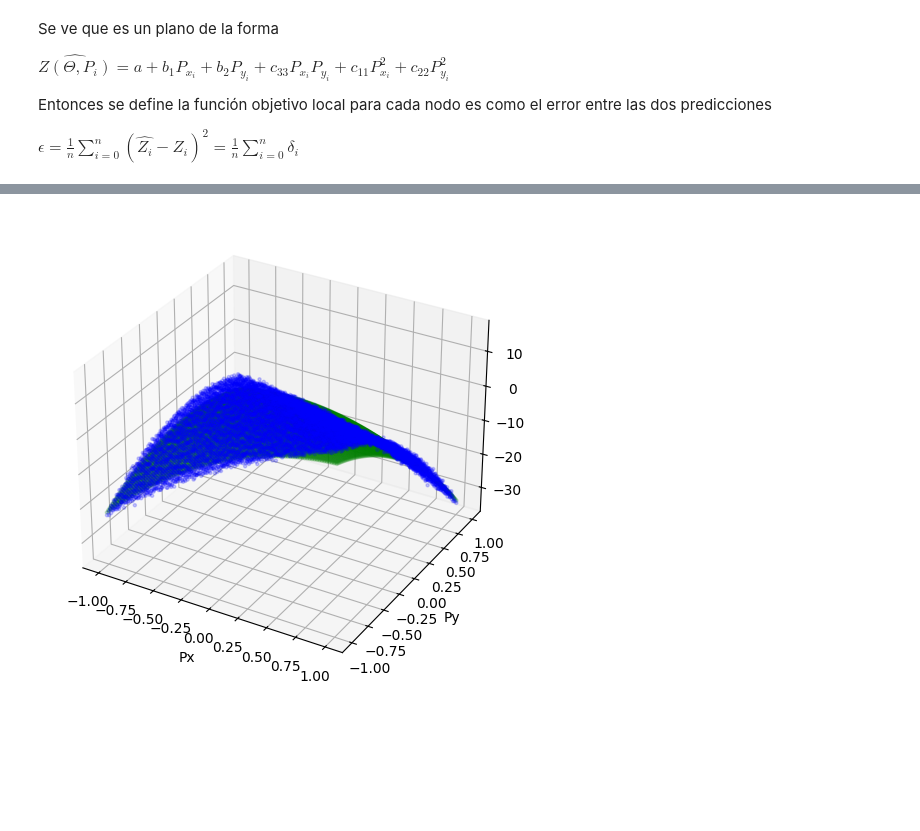
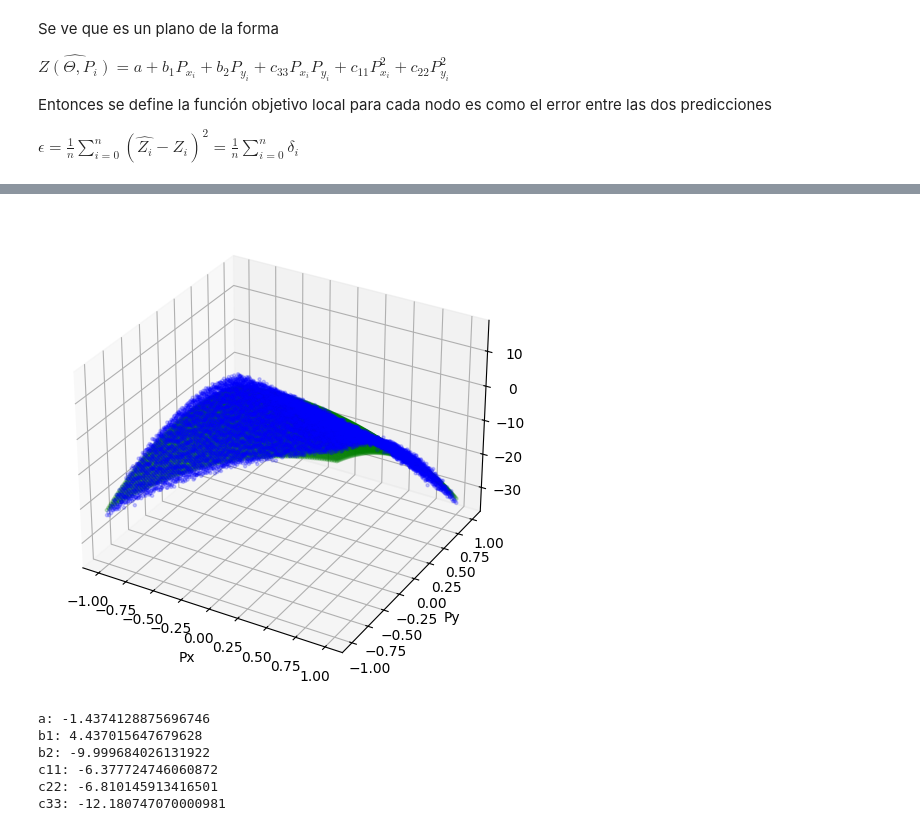
Before and after one commit to pablocs1288/dynamic_optimization, a Jupyter notebook: linear_regression_distributed_optimization/descentralized_extra_alrgorithm.ipynb, the cells around one changed output, grey strips where cells are left out. Drawn from its saved outputs; the diff is of its cells as text; code cells hidden in the pictures; blank space fills up the shorter version.

```diff
--- a/linear_regression_distributed_optimization/descentralized_extra_alrgorithm.ipynb
+++ b/linear_regression_distributed_optimization/descentralized_extra_alrgorithm.ipynb
@@ -251,3 +220,4 @@ def extra_algorithm(W_tilt,  df_data, num_iterations, alpha = 0.1):
 # %%
-x_nodos, grad_x_nodos = extra_algorithm(W_doble_estocastica, df_data, 200, 0.05)
+# ejecución del algoritmo EXTRA!
+x_nodos, grad_x_nodos, costos_locales, datos_distr_por_agente = extra_algorithm(W_doble_estocastica, df_data, 300, 0.05)
 #coef_ = return_coeficientes_medios_de_agentes()
@@ -258,0 +305,18 @@ eig = np.linalg.eig(W_tilt)[0]
+# %%
+# en la variable "costos_locales" se almacenaron los costos de cada nodo i para cada iteración k
+costos_agregados = {}
+for k, nodes_cost in costos_locales.items():
+    costos_agregados[k] = 0.0
+    for i, costs in nodes_cost.items():
+        costos_agregados[k] += costs
+
+# Código de la gráfica
+fig = plt.figure(figsize=(8, 6))
+ax = fig.add_subplot()
+x = list(range(len(costos_agregados.values())))
+y = list(costos_agregados.values())
+ax.scatter(x, y, c='red', marker='.')  # 'c' sets the color, 'marker' sets the marker style
+# Set labels for the axes
+ax.set_xlabel('Iteración (K)')
+ax.set_ylabel('Costo global')
+plt.show()
@@ -287,29 +372,63 @@ plot_figs([plane_2, plane_1])
 # %%
+# Procesamiento de resultados
+def return_coeficientes_medios_de_agentes(coef_nodos):
+    average_coef = [0,0,0,0,0,0]
+    for k,v in coef_nodos.items():
+        average_coef[0] += v[0]
+        average_coef[1] += v[1]
+        average_coef[2] += v[2]
+        average_coef[3] += v[3]
+        average_coef[4] += v[4]
+        average_coef[5] += v[5]
+    n = len(coef_nodos.keys())
+    average_coef[0] = average_coef[0]/n
+    average_coef[1] = average_coef[1]/n
+    average_coef[2] = average_coef[2]/n
+    average_coef[3] = average_coef[3]/n
+    average_coef[4] = average_coef[4]/n
+    average_coef[5] = average_coef[5]/n
+    return average_coef
+
 final_coef = return_coeficientes_medios_de_agentes(x_nodos[199])
 
 # plot
 
 plane_1 = pd.DataFrame()
 plane_1['x'] = df_data['Px']
 plane_1['y'] = df_data['Py']
 plane_1['y'] = df_data['Py']
 plane_1['z'] = plane_1.apply(lambda row: get_z(row['x'],
                                              row['y'],
                                              final_coef[0],
                                              final_coef[1],
                                              final_coef[2],
                                              final_coef[3],
                                              final_coef[4],
                                              final_coef[5]), axis = 1)
 plane_1['color'] = plane_1.apply(lambda row: 'green', axis = 1)
 
 plane_2 = pd.DataFrame()
 plane_2['x'] = df_data['Px']
 plane_2['y'] = df_data['Py']
 plane_2['z'] = df_data['Z']
 plane_2['color'] = plane_2.apply(lambda row: 'blue', axis = 1)
 
 
 plot_figs([plane_2, plane_1])
 # %% [output]
-[figure, old version]
+[figure, new version]
+# %%
+# coeficientes finales!
+print('a:', final_coef[0])
+print('b1:', final_coef[1])
+print('b2:', final_coef[2])
+print('c11:', final_coef[3])
+print('c22:', final_coef[4])
+print('c33:', final_coef[5])
+# %% [output]
+a: -1.4374128875696746
+b1: 4.437015647679628
+b2: -9.999684026131922
+c11: -6.377724746060872
+c22: -6.810145913416501
+c33: -12.180747070000981
```
Also changed, not shown: parts of 12 cells of this notebook.
